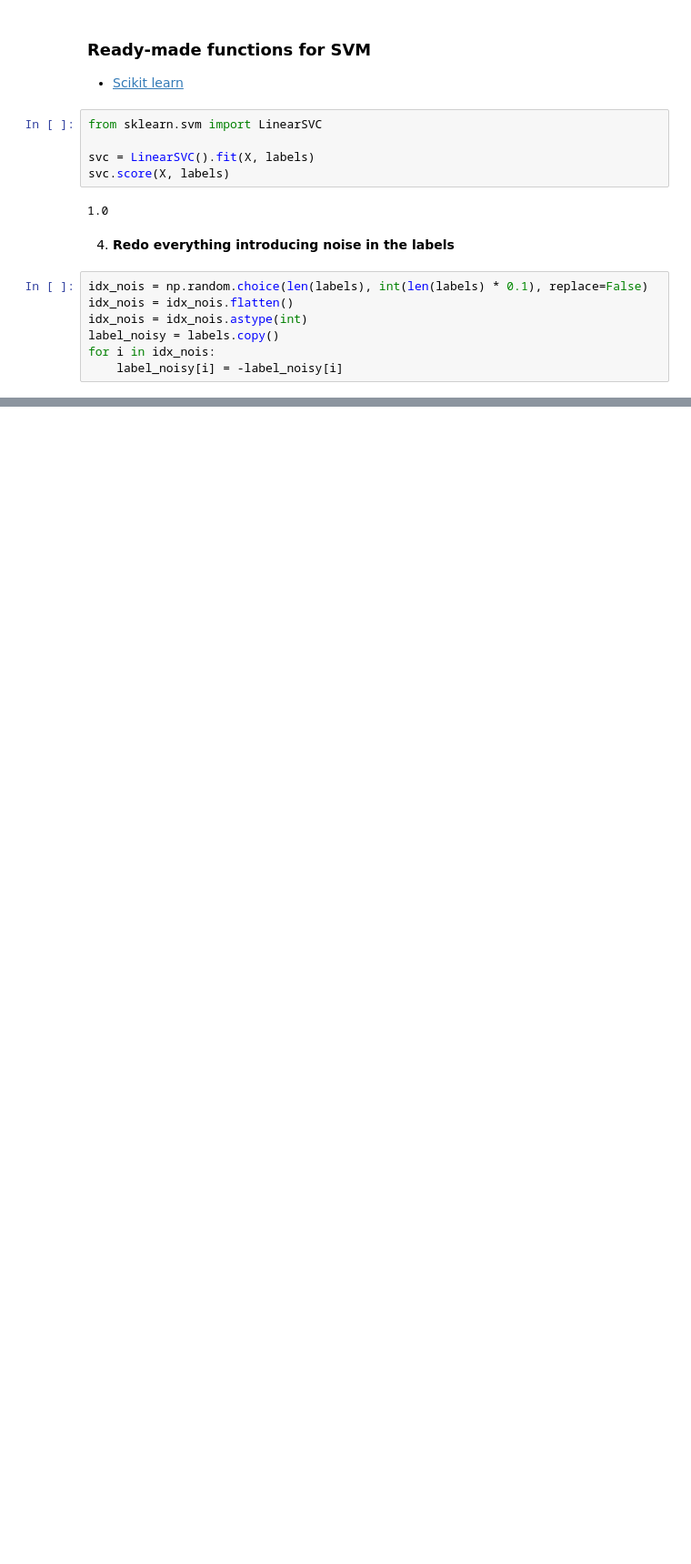
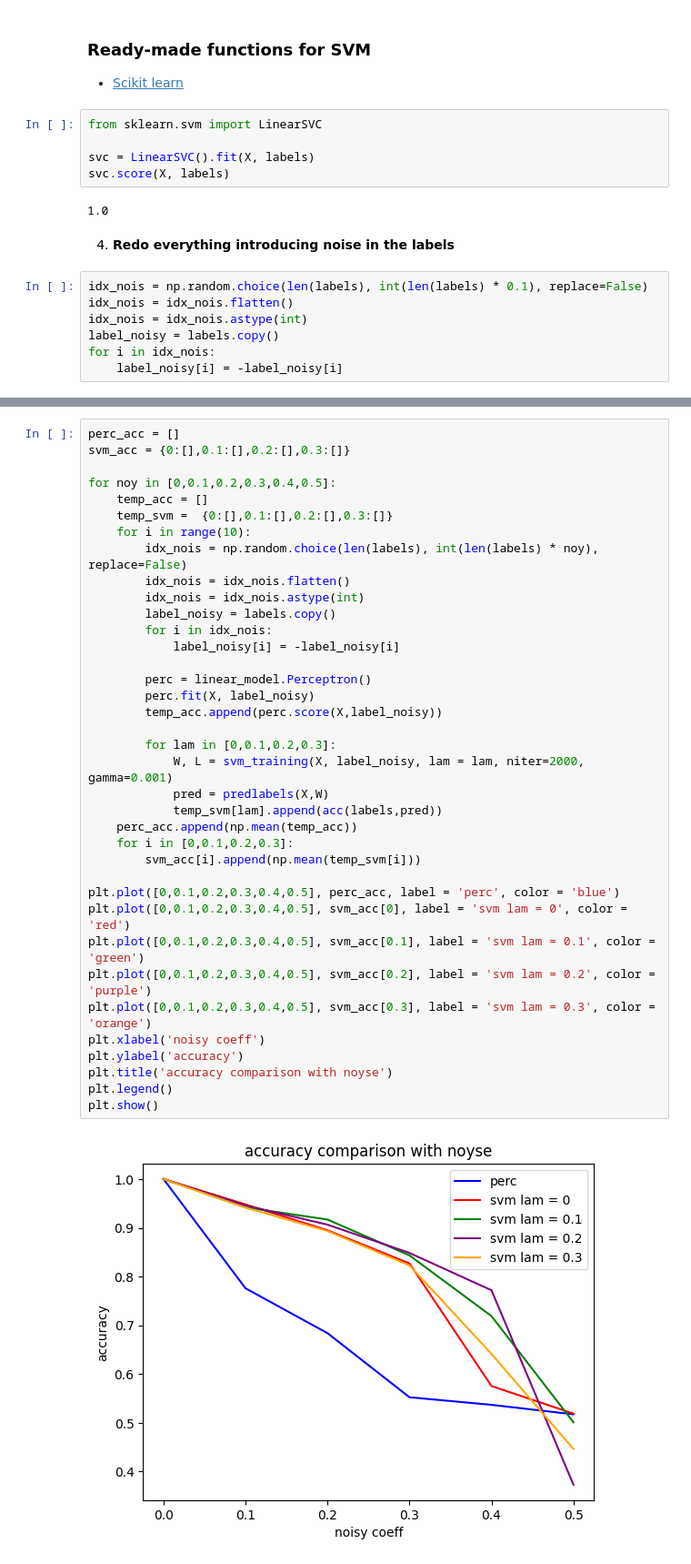
Before and after one commit to pietromihelj/machine-learning, a Jupyter notebook: laboratori/Lab-8.Perceptron_and_SVM.ipynb, the cells around one changed output, grey strips where cells are left out. Shown at 91% size. Saved outputs shown, nothing was run; the diff lists cells and outputs as text; blank space fills up the shorter version.

```diff
--- a/laboratori/Lab-8.Perceptron_and_SVM.ipynb
+++ b/laboratori/Lab-8.Perceptron_and_SVM.ipynb
@@ -503,0 +570,39 @@ plt.show()
+# %%
+perc_acc = []
+svm_acc = {0:[],0.1:[],0.2:[],0.3:[]}
+
+for noy in [0,0.1,0.2,0.3,0.4,0.5]:
+    temp_acc = []
+    temp_svm =  {0:[],0.1:[],0.2:[],0.3:[]}
+    for i in range(10):
+        idx_nois = np.random.choice(len(labels), int(len(labels) * noy), replace=False)
+        idx_nois = idx_nois.flatten()
+        idx_nois = idx_nois.astype(int)
+        label_noisy = labels.copy()
+        for i in idx_nois:
+            label_noisy[i] = -label_noisy[i]
+
+        perc = linear_model.Perceptron()
+        perc.fit(X, label_noisy)
+        temp_acc.append(perc.score(X,label_noisy))
+
+        for lam in [0,0.1,0.2,0.3]:
+            W, L = svm_training(X, label_noisy, lam = lam, niter=2000, gamma=0.001)
+            pred = predlabels(X,W)
+            temp_svm[lam].append(acc(labels,pred))
+    perc_acc.append(np.mean(temp_acc))
+    for i in [0,0.1,0.2,0.3]:
+        svm_acc[i].append(np.mean(temp_svm[i]))
+
+plt.plot([0,0.1,0.2,0.3,0.4,0.5], perc_acc, label = 'perc', color = 'blue')
+plt.plot([0,0.1,0.2,0.3,0.4,0.5], svm_acc[0], label = 'svm lam = 0', color = 'red')
+plt.plot([0,0.1,0.2,0.3,0.4,0.5], svm_acc[0.1], label = 'svm lam = 0.1', color = 'green')
+plt.plot([0,0.1,0.2,0.3,0.4,0.5], svm_acc[0.2], label = 'svm lam = 0.2', color = 'purple')
+plt.plot([0,0.1,0.2,0.3,0.4,0.5], svm_acc[0.3], label = 'svm lam = 0.3', color = 'orange')
+plt.xlabel('noisy coeff')
+plt.ylabel('accuracy')
+plt.title('accuracy comparison with noyse')
+plt.legend()
+plt.show()
+# %% [output]
+[figure, added]
```
Also changed, not shown: parts of 17 cells of this notebook, 3 other files.
